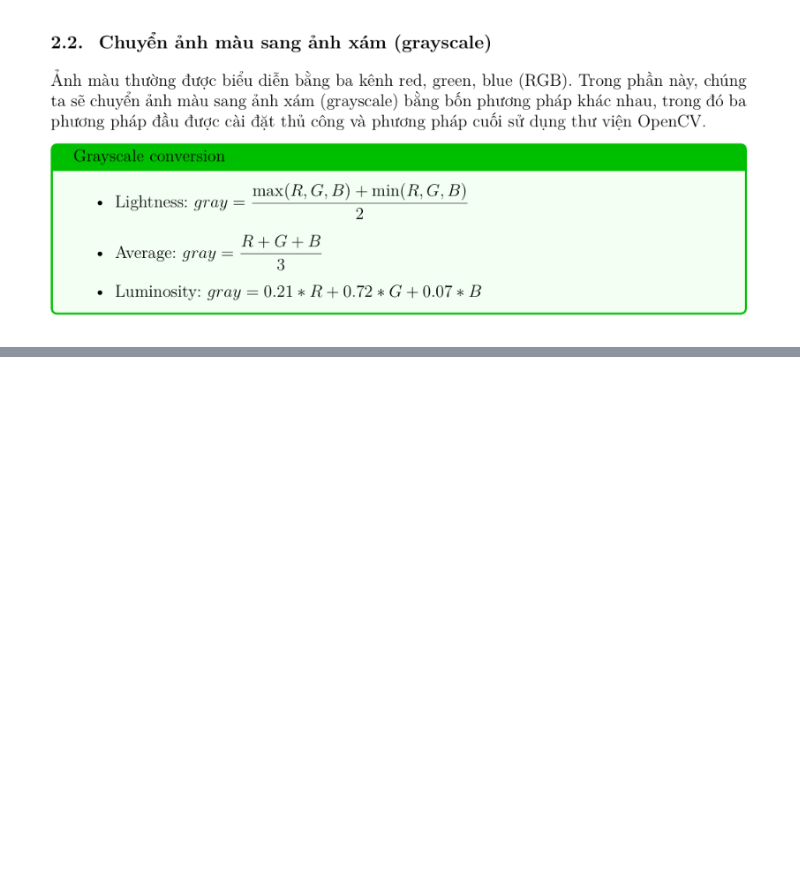
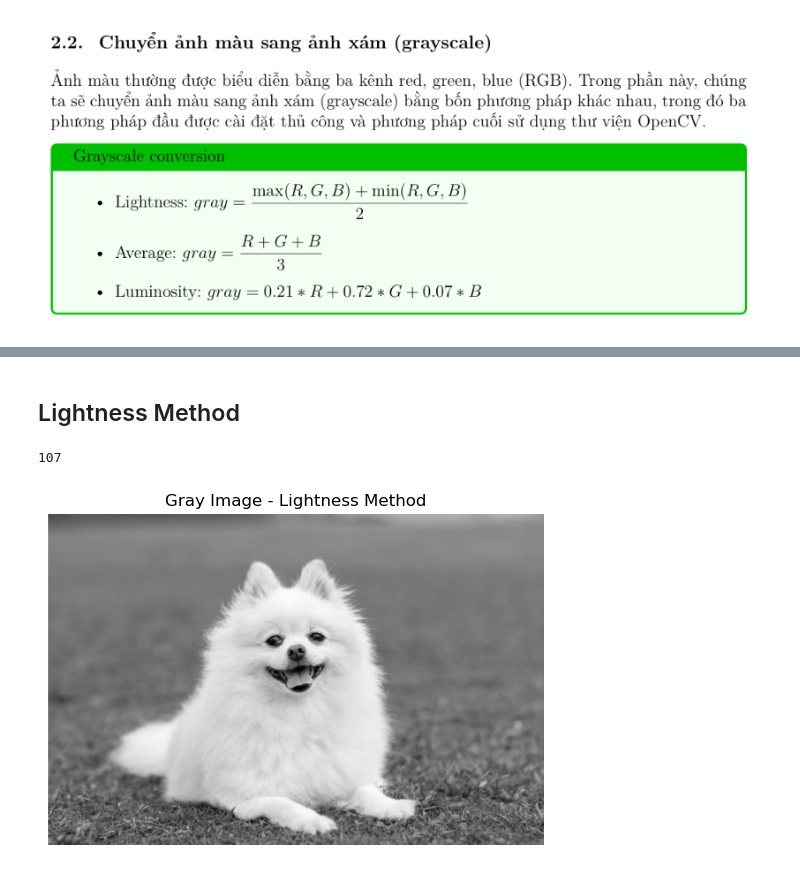
Before and after one commit to QUYTS0/AIO_2026, a Jupyter notebook: Module_2/M02W01/T8_TA_Exercise/practice.ipynb, the cells around one changed output, grey strips where cells are left out. Cells and saved outputs as stored; diff of their text form; code cells hidden in the pictures; blank space fills up the shorter version.

```diff
--- a/Module_2/M02W01/T8_TA_Exercise/practice.ipynb
+++ b/Module_2/M02W01/T8_TA_Exercise/practice.ipynb
@@ -69,0 +71,18 @@ FileNotFoundError: [Errno 2] No such file or directory: 'Module_2/M02W01/CN_TA_E
+# %% [markdown]
+## Lightness Method
+# %%
+def to_gray_lightness(img):
+    img = img.astype('float')
+
+    # Process
+    img = img.mean(axis=2)  # Compute the mean across the color channels (R, G, B)
+
+    img = img.astype(dtype=np.uint8)
+    return img
+
+gray_img_01 = to_gray_lightness(img)
+print(gray_img_01[0, 0])
+show_image(gray_img_01, title="Gray Image - Lightness Method")
+# %% [output]
+107
+[figure, added]
```
Also changed, not shown: parts of 1 cell of this notebook, 27 other files.
